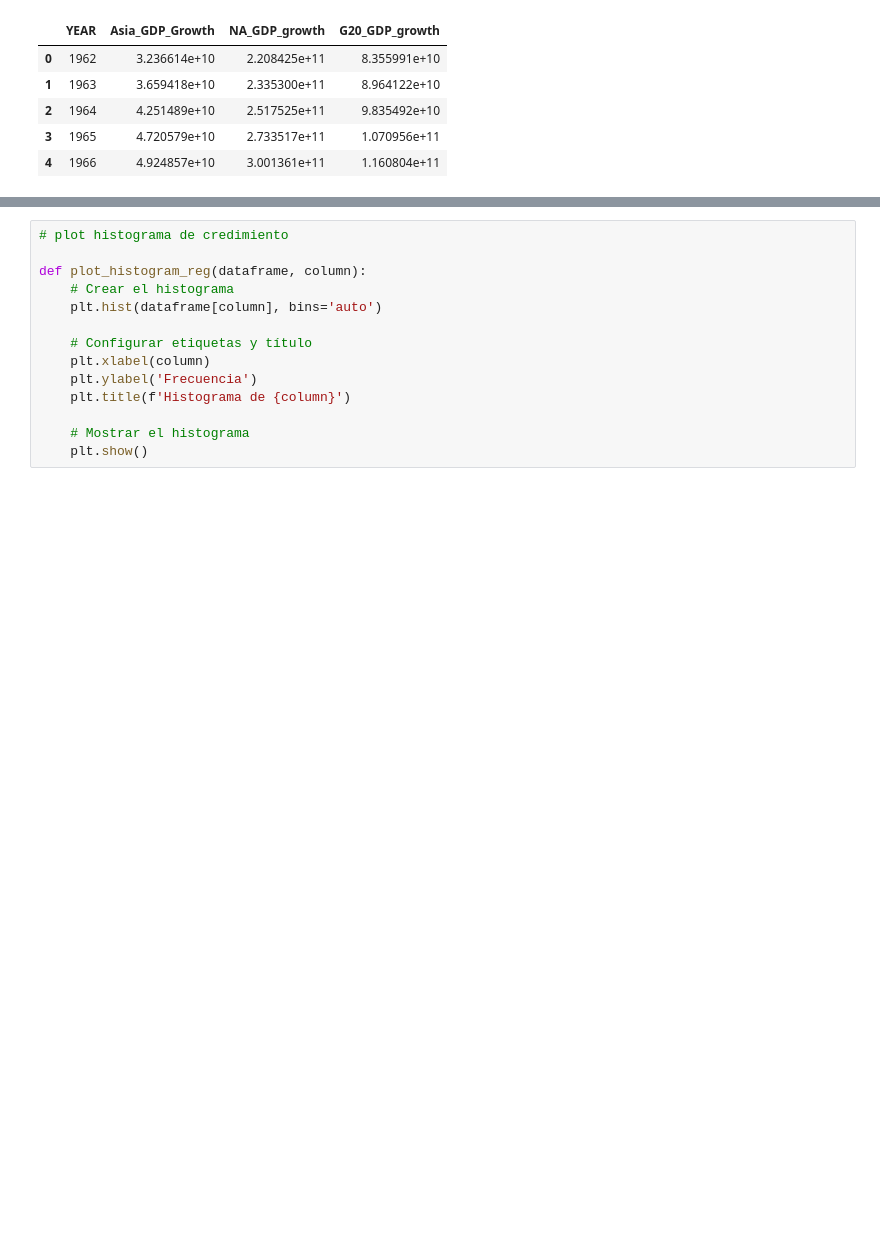
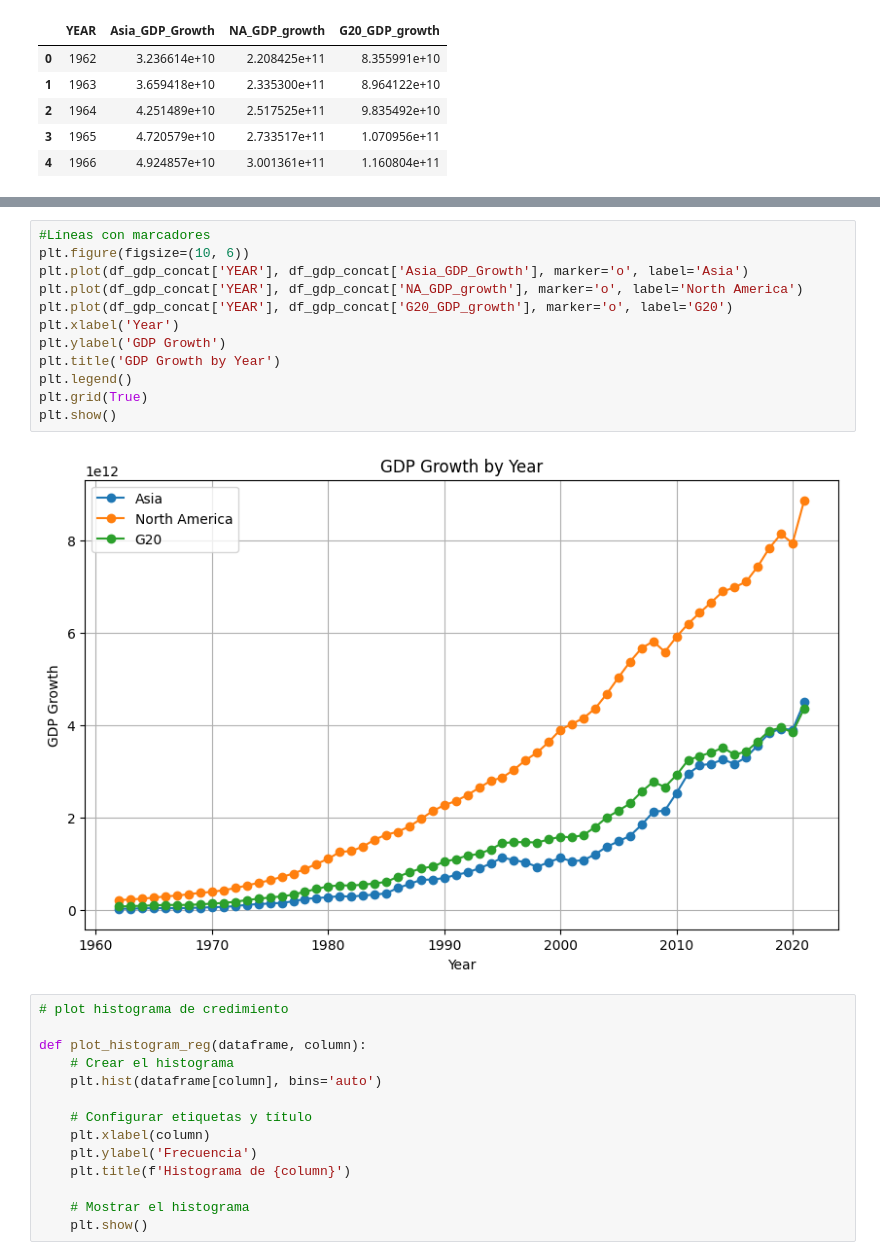
Before and after one commit to javiertejero1/Eda-Crisis_GDP, a Jupyter notebook: src/Notebooks/Clustering.ipynb, the cells around one changed output, grey strips where cells are left out. Cells and saved outputs as stored; diff of their text form; blank space fills up the shorter version.

```diff
--- a/src/Notebooks/Clustering.ipynb
+++ b/src/Notebooks/Clustering.ipynb
@@ -477,3 +473,17 @@ plot_histogram(df_gdp_concat)
+# %%
+#Líneas con marcadores
+plt.figure(figsize=(10, 6))
+plt.plot(df_gdp_concat['YEAR'], df_gdp_concat['Asia_GDP_Growth'], marker='o', label='Asia')
+plt.plot(df_gdp_concat['YEAR'], df_gdp_concat['NA_GDP_growth'], marker='o', label='North America')
+plt.plot(df_gdp_concat['YEAR'], df_gdp_concat['G20_GDP_growth'], marker='o', label='G20')
+plt.xlabel('Year')
+plt.ylabel('GDP Growth')
+plt.title('GDP Growth by Year')
+plt.legend()
+plt.grid(True)
+plt.show()
+# %% [output]
+[figure, added]
 # %%
 # plot histograma de credimiento
 
```
Also changed, not shown: parts of 3 cells of this notebook.
